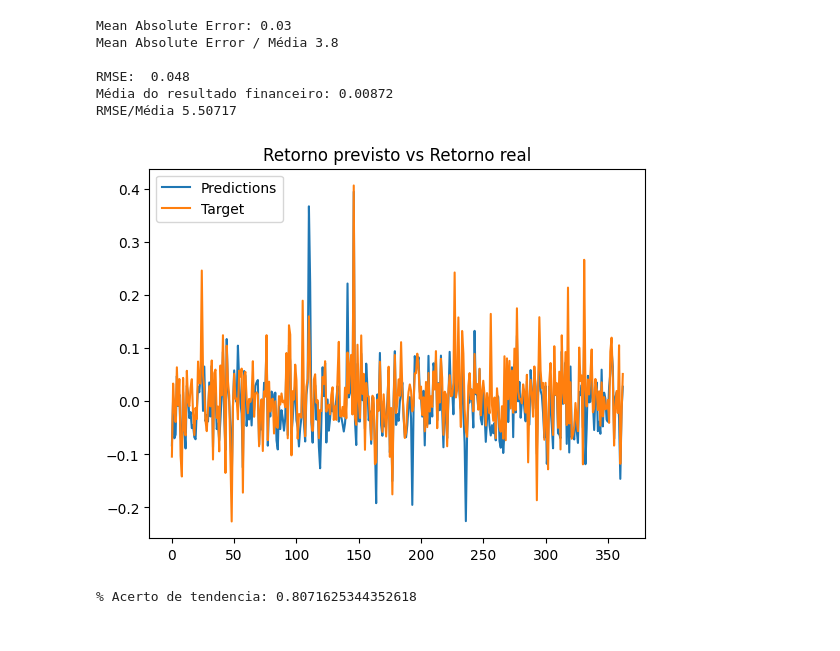
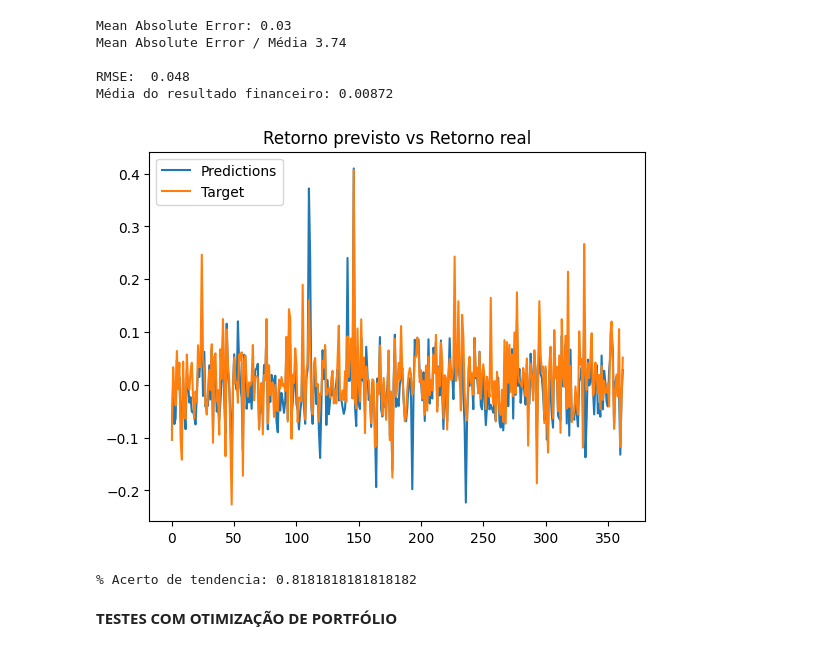
Before and after one commit to ehbats/tcc, a Jupyter notebook: twittator/data_analysis/technical_rf.ipynb, the cells around one changed output. Drawn from its saved outputs; the diff is of its cells as text; code cells hidden in the pictures.

```diff
--- a/twittator/data_analysis/technical_rf.ipynb
+++ b/twittator/data_analysis/technical_rf.ipynb
@@ -245,66 +137,48 @@ RMSE/Média 6.18359
 # %%
-
+from data_analysis.services.random_forests import RandomForestsWrapper
+import matplotlib.pyplot as plt
 import numpy as np
-analysis_df = petr4_5_days.copy(deep = True)
-
-target_df = analysis_df['Close PnL 5 days']
-target_array = np.array(target_df)
-
-features_df = analysis_df.drop(columns='Close PnL 5 days')
-features_array = np.array(features_df)
-
-from sklearn.model_selection import train_test_split
-from sklearn.ensemble import RandomForestRegressor
-from sklearn import preprocessing
 from sklearn.metrics import mean_squared_error
-import matplotlib.pyplot as plt
-import math
 
 np.random.seed(31415)
 
-min_max_scaler = preprocessing.MinMaxScaler()
+instance = RandomForestsWrapper()
+results = RandomForestsWrapper().run(petr4_5_days, 'Close PnL 5 days')
+predictions = results['predictions']
+errors = results['errors']
+test_target = results['test_target']
 
-train_features, test_features, train_target, test_target = train_test_split(features_array, target_array, test_size = 0.3)
-start_date = petr4_5_days.loc[petr4_5_days['Close PnL 5 days'] == test_target[0]]
-
-train_features = min_max_scaler.fit_transform(train_features)
-test_features = min_max_scaler.fit_transform(test_features)
-random_forests_intance = RandomForestRegressor(random_state=0)
-random_forests_intance.fit(train_features, train_target)
-predictions = random_forests_intance.predict(test_features)
-errors = abs(predictions - test_target)
 print('Mean Absolute Error:', round(np.mean(errors), 2))
 print('Mean Absolute Error / Média', round(np.mean(errors)/np.mean(test_target), 2))
 # Predicting the target values of the test set
 
 # RMSE (Root Mean Square Error)
 rmse = float(format(np.sqrt(mean_squared_error(test_target, predictions)), '.3f'))
 print("\nRMSE: ", rmse)
 
 print("Média do resultado financeiro:", round(np.mean(test_target), 5))
-print("RMSE/Média", round(rmse/np.mean(test_target), 5))
+# print("RMSE/Média", round(rmse/np.mean(test_target), 5))
 
 
 plt.plot(predictions, label='Predictions')
 plt.plot(test_target, label='Target')
 plt.legend(loc="upper left")
 plt.title('Retorno previsto vs Retorno real')
 plt.show()
 
 direction_count = 0
 for index in range(len(predictions)):
     if predictions[index] > 0 and test_target[index] > 0:
         direction_count += 1
     if predictions[index] < 0 and test_target[index] < 0:
         direction_count += 1
 
 print(f'% Acerto de tendencia: {direction_count/len(predictions)}')
 # %% [output]
 Mean Absolute Error: 0.03
-Mean Absolute Error / Média 3.8
+Mean Absolute Error / Média 3.74
 
 RMSE:  0.048
 Média do resultado financeiro: 0.00872
-RMSE/Média 5.50717
-[figure, old version]
+[figure, new version]
-% Acerto de tendencia: 0.8071625344352618
+% Acerto de tendencia: 0.8181818181818182
@@ -358,0 +185,2 @@ plt.show()
+# %% [markdown]
+**TESTES COM OTIMIZAÇÃO DE PORTFÓLIO**
```
Also changed, not shown: parts of 14 cells of this notebook, 6 other files.
